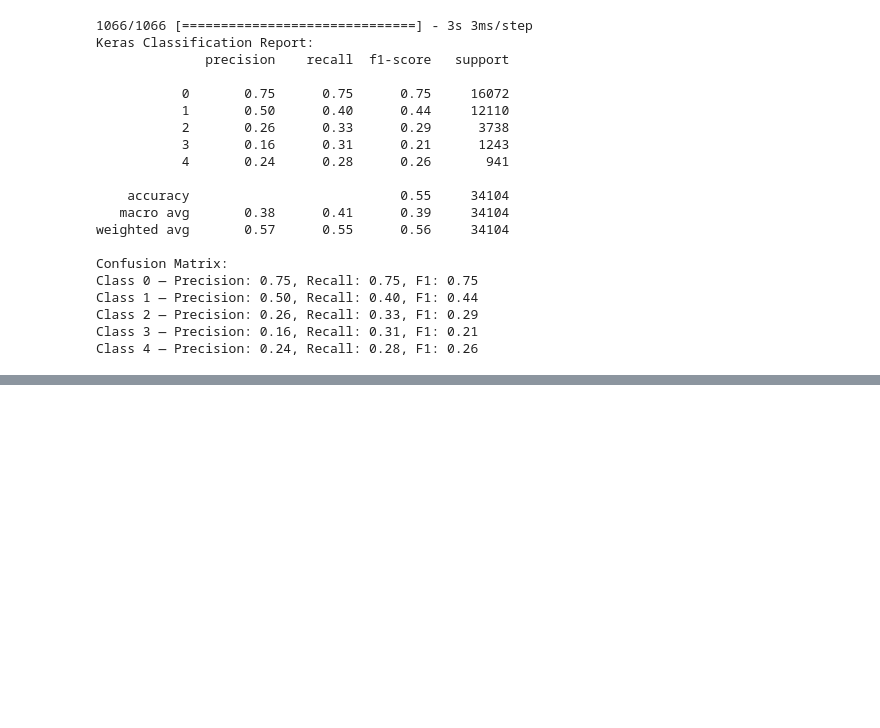
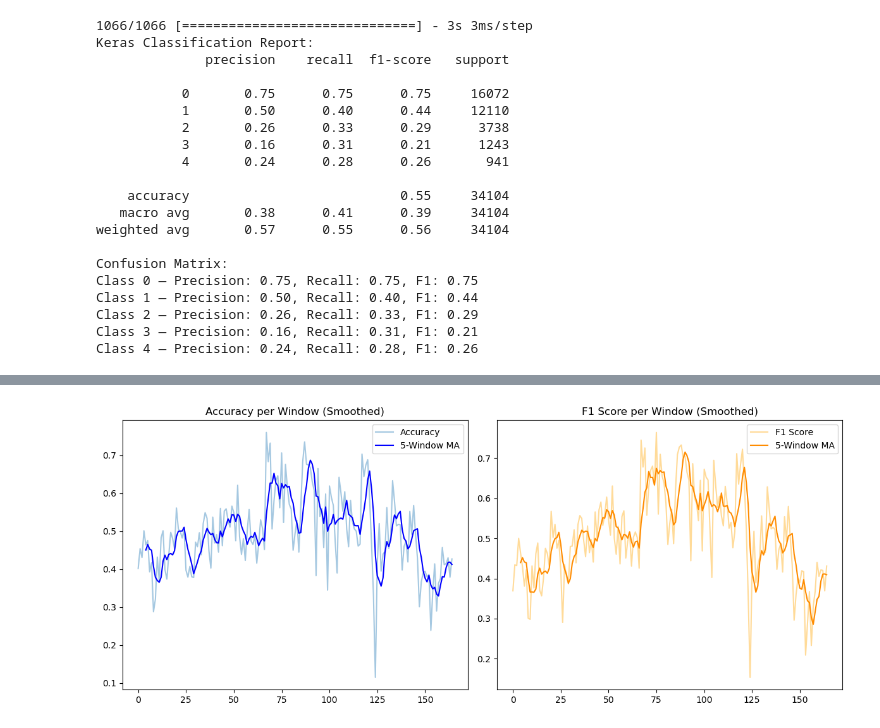
Before and after one commit to MartimMG/QuantTrade, a Jupyter notebook: neural_net.ipynb, the cells around one changed output, grey strips where cells are left out. Cells and saved outputs as stored; diff of their text form; code cells hidden in the pictures; blank space fills up the shorter version.

Commit message:
sliding window

```diff
--- a/neural_net.ipynb
+++ b/neural_net.ipynb
@@ -123,0 +296,23 @@ print(f"Simulated Profit: {total_profit}")
+# %%
+import pandas as pd
+
+f1_ma = pd.Series(f1_per_window).rolling(5).mean()
+acc_ma = pd.Series(acc_per_window).rolling(5).mean()
+
+plt.figure(figsize=(12, 5))
+plt.subplot(1, 2, 1)
+plt.plot(window_indices, acc_per_window, label='Accuracy', alpha=0.4)
+plt.plot(window_indices, acc_ma, label='5-Window MA', color='blue')
+plt.title("Accuracy per Window (Smoothed)")
+plt.legend()
+
+plt.subplot(1, 2, 2)
+plt.plot(window_indices, f1_per_window, label='F1 Score', alpha=0.4, color='orange')
+plt.plot(window_indices, f1_ma, label='5-Window MA', color='darkorange')
+plt.title("F1 Score per Window (Smoothed)")
+plt.legend()
+
+plt.tight_layout()
+plt.show()
+# %% [output]
+[figure, added]
```
Also changed, not shown: parts of 5 cells of this notebook.
